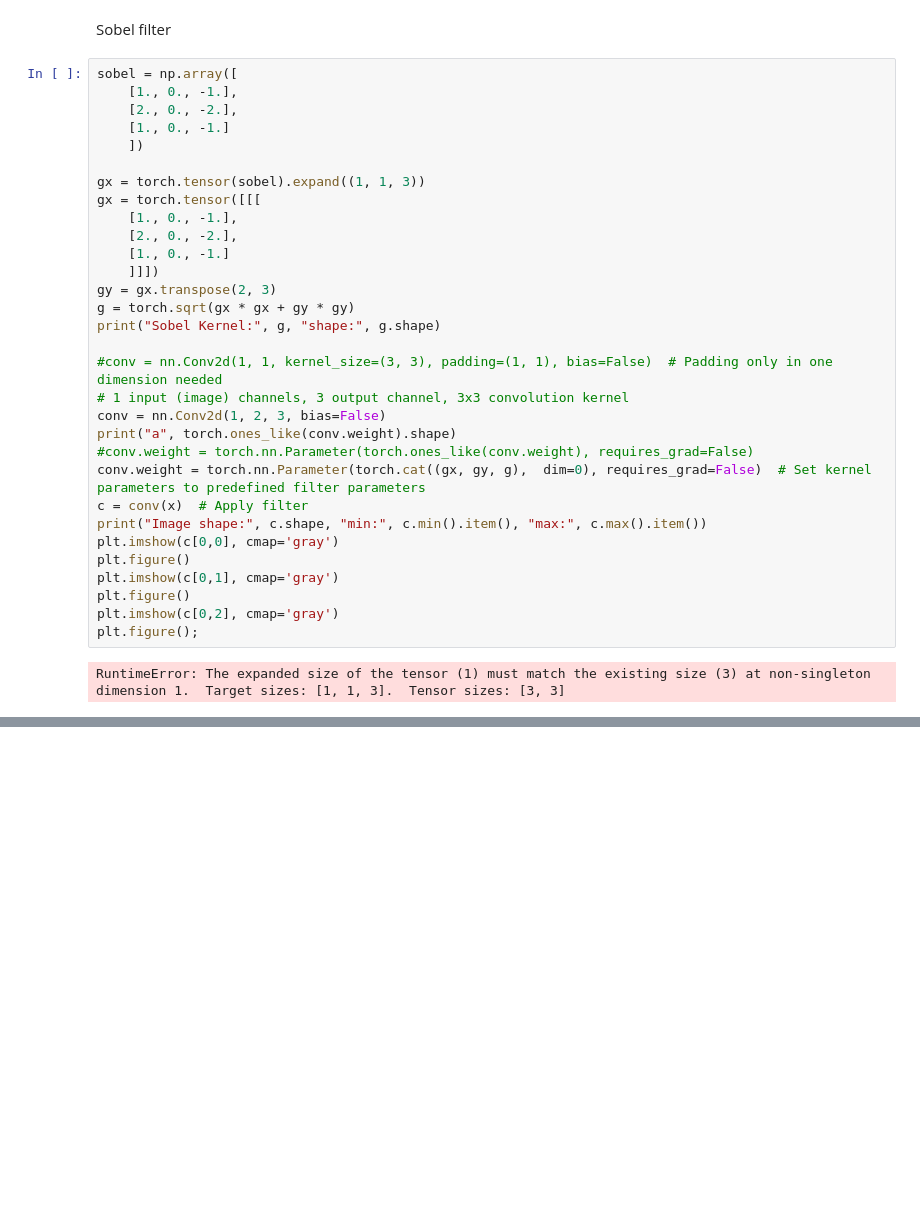
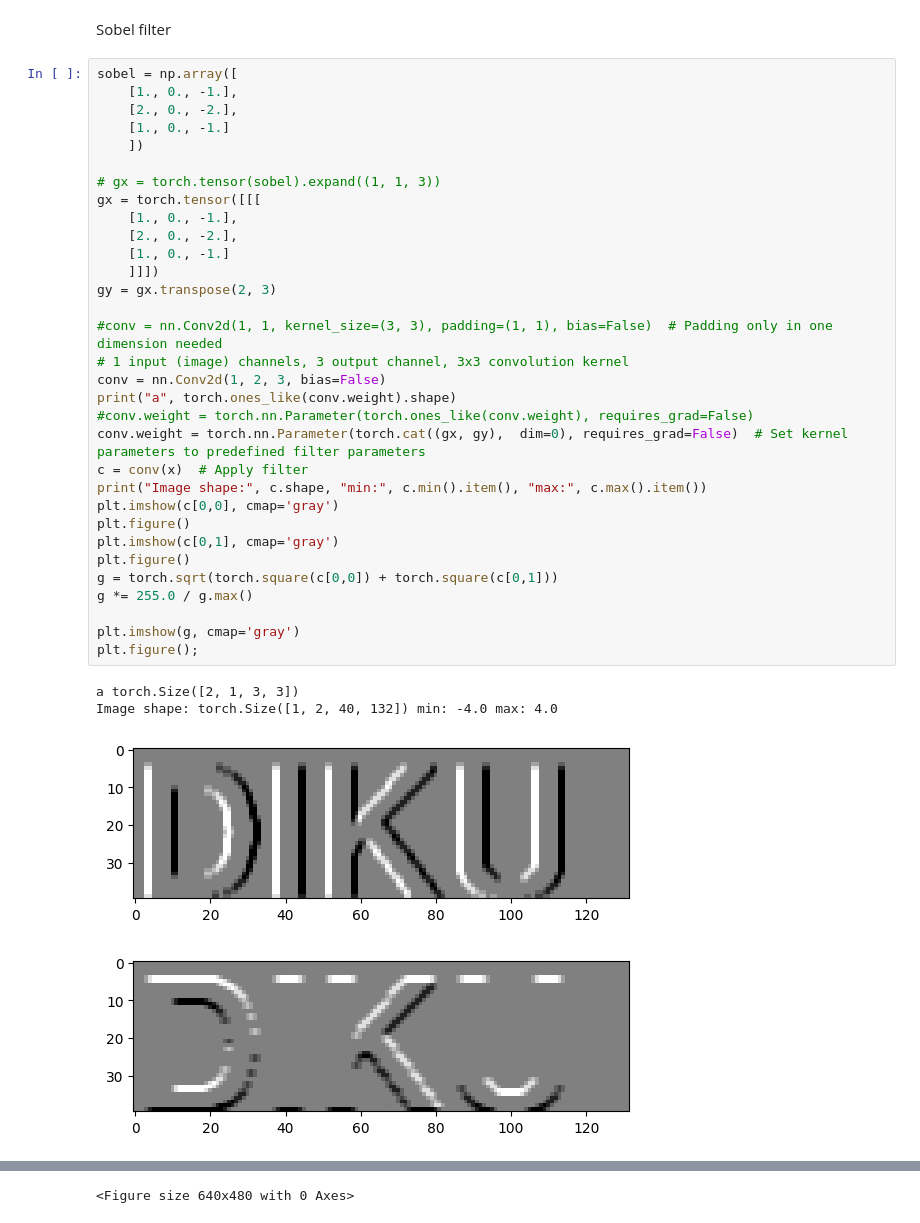
Before and after one commit to TokeReines/05_MLBA, a Jupyter notebook: week6/Torch 2D convolutions.ipynb, the cells around one changed output, grey strips where cells are left out. Saved outputs shown, nothing was run; the diff lists cells and outputs as text; blank space fills up the shorter version.

```diff
--- a/week6/Torch 2D convolutions.ipynb
+++ b/week6/Torch 2D convolutions.ipynb
@@ -308,33 +310,37 @@ Sobel filter
 # %%
 sobel = np.array([
     [1., 0., -1.],
     [2., 0., -2.],
     [1., 0., -1.]
     ])
 
-gx = torch.tensor(sobel).expand((1, 1, 3))
+# gx = torch.tensor(sobel).expand((1, 1, 3))
 gx = torch.tensor([[[
     [1., 0., -1.],
     [2., 0., -2.],
     [1., 0., -1.]
     ]]])
 gy = gx.transpose(2, 3)
-g = torch.sqrt(gx * gx + gy * gy)
-print("Sobel Kernel:", g, "shape:", g.shape)
 
 #conv = nn.Conv2d(1, 1, kernel_size=(3, 3), padding=(1, 1), bias=False)  # Padding only in one dimension needed
 # 1 input (image) channels, 3 output channel, 3x3 convolution kernel
 conv = nn.Conv2d(1, 2, 3, bias=False)
 print("a", torch.ones_like(conv.weight).shape)
 #conv.weight = torch.nn.Parameter(torch.ones_like(conv.weight), requires_grad=False)
-conv.weight = torch.nn.Parameter(torch.cat((gx, gy, g),  dim=0), requires_grad=False)  # Set kernel parameters to predefined filter parameters
+conv.weight = torch.nn.Parameter(torch.cat((gx, gy),  dim=0), requires_grad=False)  # Set kernel parameters to predefined filter parameters
 c = conv(x)  # Apply filter
 print("Image shape:", c.shape, "min:", c.min().item(), "max:", c.max().item())
 plt.imshow(c[0,0], cmap='gray')
 plt.figure()
 plt.imshow(c[0,1], cmap='gray')
 plt.figure()
-plt.imshow(c[0,2], cmap='gray')
+g = torch.sqrt(torch.square(c[0,0]) + torch.square(c[0,1]))
+g *= 255.0 / g.max()
+
+plt.imshow(g, cmap='gray')
 plt.figure();
 # %% [output]
-RuntimeError: The expanded size of the tensor (1) must match the existing size (3) at non-singleton dimension 1.  Target sizes: [1, 1, 3].  Tensor sizes: [3, 3]
+a torch.Size([2, 1, 3, 3])
+Image shape: torch.Size([1, 2, 40, 132]) min: -4.0 max: 4.0
+[figure, added]
+[figure, added]
@@ -340,0 +348 @@ RuntimeError: The expanded size of the tensor (1) must match the existing size (
+<Figure size 640x480 with 0 Axes>
```
Also changed, not shown: parts of 6 cells of this notebook, 6 other files.
